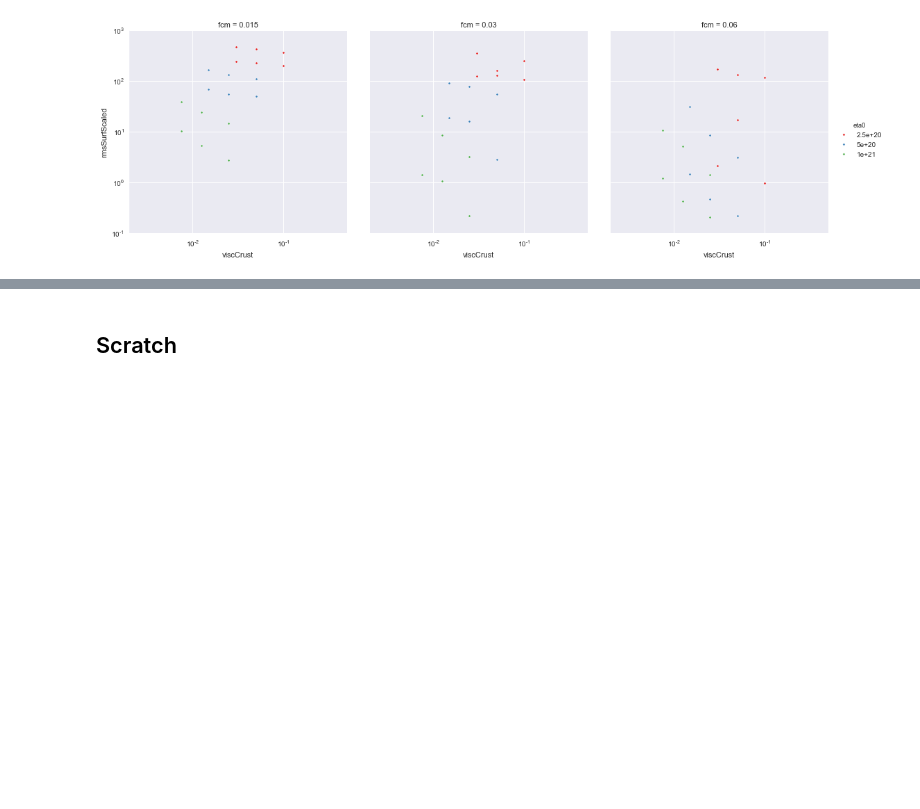
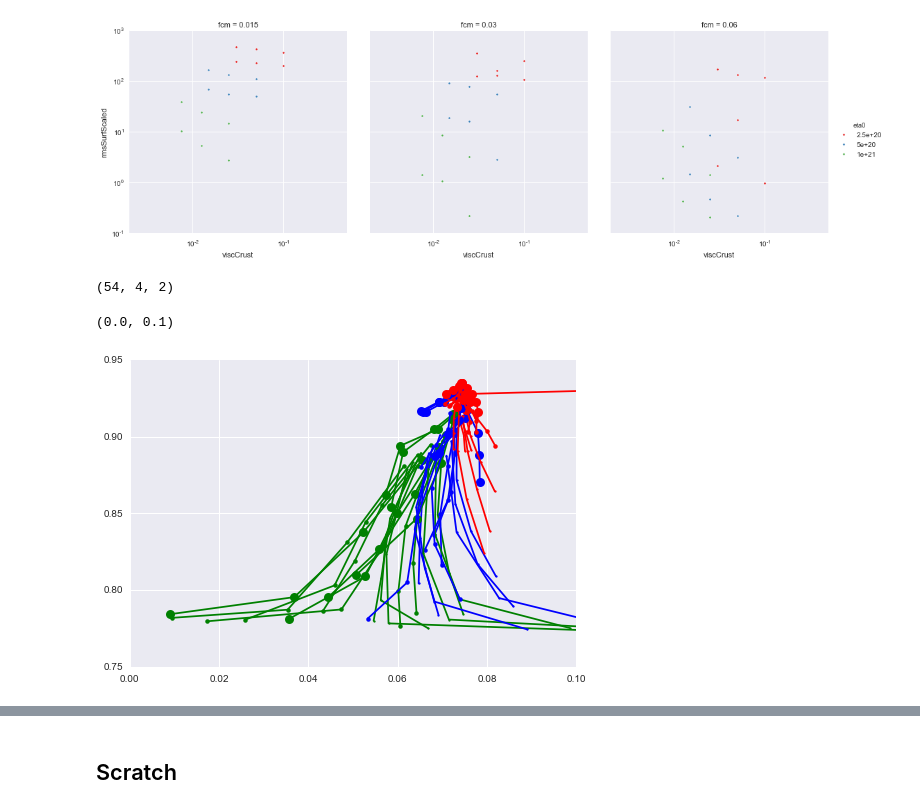
Before and after one commit to dansand/2dthermalslabs, a Jupyter notebook: kaplan/Analysis/pandas_analysis.ipynb, the cells around one changed output, grey strips where cells are left out. Drawn from its saved outputs; the diff is of its cells as text; code cells hidden in the pictures; blank space fills up the shorter version.

```diff
--- a/kaplan/Analysis/pandas_analysis.ipynb
+++ b/kaplan/Analysis/pandas_analysis.ipynb
@@ -719,0 +722,44 @@ plt.show()
+# %%
+
+import os, sys
+subdirectories = natsort(os.listdir(rdir + '/temp_results/results/G/'))
+
+#Note the 4 is hardcoded - this should be the number of files per model - not necesarrily constant either.
+midswarmArray = np.ones((len(subdirectories), 4, 2))
+
+for i, d in enumerate(subdirectories):
+    fext = '/temp_results/results/G/' + d + '/**/*midSwarm*'
+    files = natsort(glob2.glob(rdir + fext))
+    for j, fileN in enumerate(files):
+        #print(fileN)
+        try:
+            a = open_file(fileN)
+            table = a.root.data
+            data = table.read()
+            midswarmArray[i, j] = data[data[:,1].argmin(), :]
+        except:
+            pass
+# %%
+midswarmArray.shape
+# %% [output]
+(54, 4, 2)
+# %%
+fig, ax = plt.subplots()
+
+for i in range(midswarmArray.shape[0]):
+    if float(newdf['eta0'].iloc[[i]]) == 1e21:
+        c = 'r'
+    elif float(newdf['eta0'].iloc[[i]]) == 5e20:
+        c = 'b'
+    else:
+        c = 'g'
+    s = float(newdf['fcm'].iloc[[i]]) *150
+    #s = float(newdf['eta_max_crust'].iloc[[i]]) /2e18
+
+    ax.plot(midswarmArray[i][:,0], midswarmArray[i][:,1], c=c, marker='o', markersize=s)
+
+ax.set_ylim(0.75, 0.95)
+ax.set_xlim(0., 0.1)
+# %% [output]
+(0.0, 0.1)
+[figure, added]
```
Also changed, not shown: parts of 6 cells of this notebook, 2 other files.
